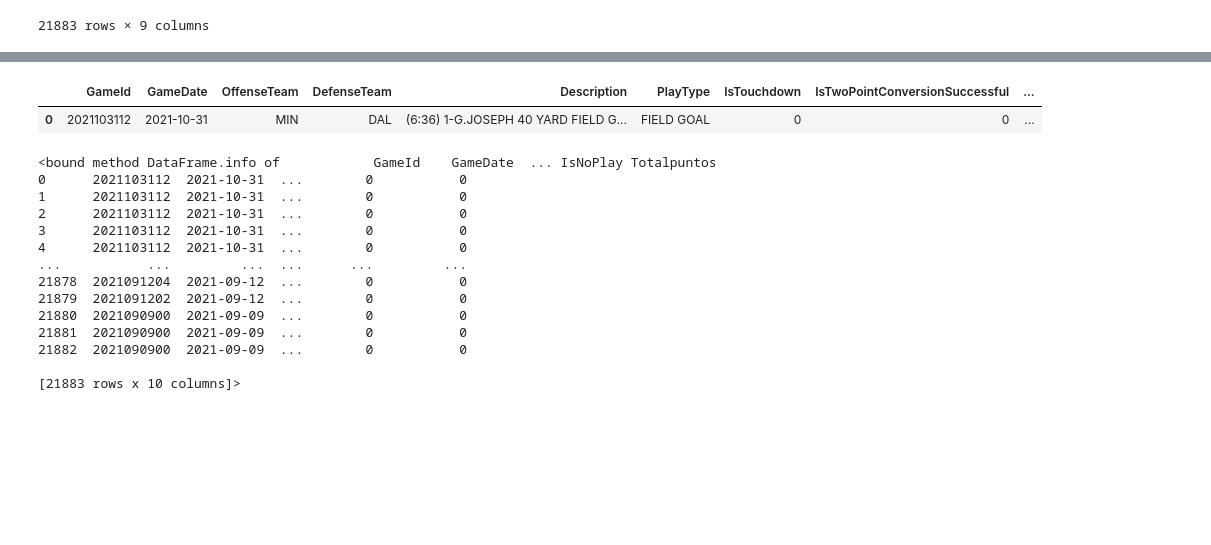
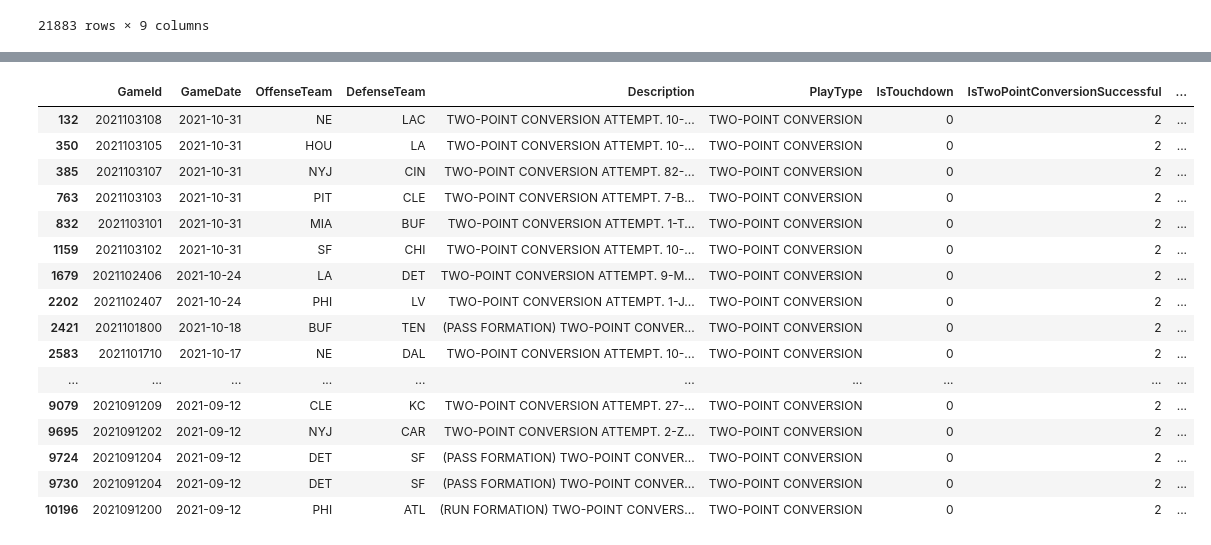
Before and after one commit to dianaquinterol/MujeresDigitales, a Jupyter notebook: ProyectoNFL.ipynb, the cells around one changed output, grey strips where cells are left out. Drawn from its saved outputs; the diff is of its cells as text; code cells hidden in the pictures; blank space fills up the shorter version.

```diff
--- a/ProyectoNFL.ipynb
+++ b/ProyectoNFL.ipynb
@@ -96,24 +130,21 @@ game
 # %%
-game["Totalpuntos"]
-game.head(1)
+game[game["IsTwoPointConversionSuccessful"] == 1].replace(1, 2)
 # %% [output]
 |  | GameId | GameDate | OffenseTeam | DefenseTeam | Description | PlayType | IsTouchdown | IsTwoPointConversionSuccessful | ... |
-| 0 | 2021103112 | 2021-10-31 | MIN | DAL | (6:36) 1-G.JOSEPH 40 YARD FIELD G... | FIELD GOAL | 0 | 0 | ... |
+| 132 | 2021103108 | 2021-10-31 | NE | LAC | TWO-POINT CONVERSION ATTEMPT. 10-... | TWO-POINT CONVERSION | 0 | 2 | ... |
+| 350 | 2021103105 | 2021-10-31 | HOU | LA | TWO-POINT CONVERSION ATTEMPT. 10-... | TWO-POINT CONVERSION | 0 | 2 | ... |
+| 385 | 2021103107 | 2021-10-31 | NYJ | CIN | TWO-POINT CONVERSION ATTEMPT. 82-... | TWO-POINT CONVERSION | 0 | 2 | ... |
+| 763 | 2021103103 | 2021-10-31 | PIT | CLE | TWO-POINT CONVERSION ATTEMPT. 7-B... | TWO-POINT CONVERSION | 0 | 2 | ... |
+| 832 | 2021103101 | 2021-10-31 | MIA | BUF | TWO-POINT CONVERSION ATTEMPT. 1-T... | TWO-POINT CONVERSION | 0 | 2 | ... |
+| 1159 | 2021103102 | 2021-10-31 | SF | CHI | TWO-POINT CONVERSION ATTEMPT. 10-... | TWO-POINT CONVERSION | 0 | 2 | ... |
+| 1679 | 2021102406 | 2021-10-24 | LA | DET | TWO-POINT CONVERSION ATTEMPT. 9-M... | TWO-POINT CONVERSION | 0 | 2 | ... |
+| 2202 | 2021102407 | 2021-10-24 | PHI | LV | TWO-POINT CONVERSION ATTEMPT. 1-J... | TWO-POINT CONVERSION | 0 | 2 | ... |
+| 2421 | 2021101800 | 2021-10-18 | BUF | TEN | (PASS FORMATION) TWO-POINT CONVER... | TWO-POINT CONVERSION | 0 | 2 | ... |
+| 2583 | 2021101710 | 2021-10-17 | NE | DAL | TWO-POINT CONVERSION ATTEMPT. 10-... | TWO-POINT CONVERSION | 0 | 2 | ... |
+| ... | ... | ... | ... | ... | ... | ... | ... | ... | ... |
+| 9079 | 2021091209 | 2021-09-12 | CLE | KC | TWO-POINT CONVERSION ATTEMPT. 27-... | TWO-POINT CONVERSION | 0 | 2 | ... |
+| 9695 | 2021091202 | 2021-09-12 | NYJ | CAR | TWO-POINT CONVERSION ATTEMPT. 2-Z... | TWO-POINT CONVERSION | 0 | 2 | ... |
+| 9724 | 2021091204 | 2021-09-12 | DET | SF | (PASS FORMATION) TWO-POINT CONVER... | TWO-POINT CONVERSION | 0 | 2 | ... |
+| 9730 | 2021091204 | 2021-09-12 | DET | SF | (PASS FORMATION) TWO-POINT CONVER... | TWO-POINT CONVERSION | 0 | 2 | ... |
+| 10196 | 2021091200 | 2021-09-12 | PHI | ATL | (RUN FORMATION) TWO-POINT CONVERS... | TWO-POINT CONVERSION | 0 | 2 | ... |
-# %%
-game.info
-# %% [output]
-<bound method DataFrame.info of            GameId    GameDate  ... IsNoPlay Totalpuntos
-0      2021103112  2021-10-31  ...        0           0
-1      2021103112  2021-10-31  ...        0           0
-2      2021103112  2021-10-31  ...        0           0
-3      2021103112  2021-10-31  ...        0           0
-4      2021103112  2021-10-31  ...        0           0
-...           ...         ...  ...      ...         ...
-21878  2021091204  2021-09-12  ...        0           0
-21879  2021091202  2021-09-12  ...        0           0
-21880  2021090900  2021-09-09  ...        0           0
-21881  2021090900  2021-09-09  ...        0           0
-21882  2021090900  2021-09-09  ...        0           0
-
-[21883 rows x 10 columns]>
 # %%
```
Also changed, not shown: parts of 11 cells of this notebook.
